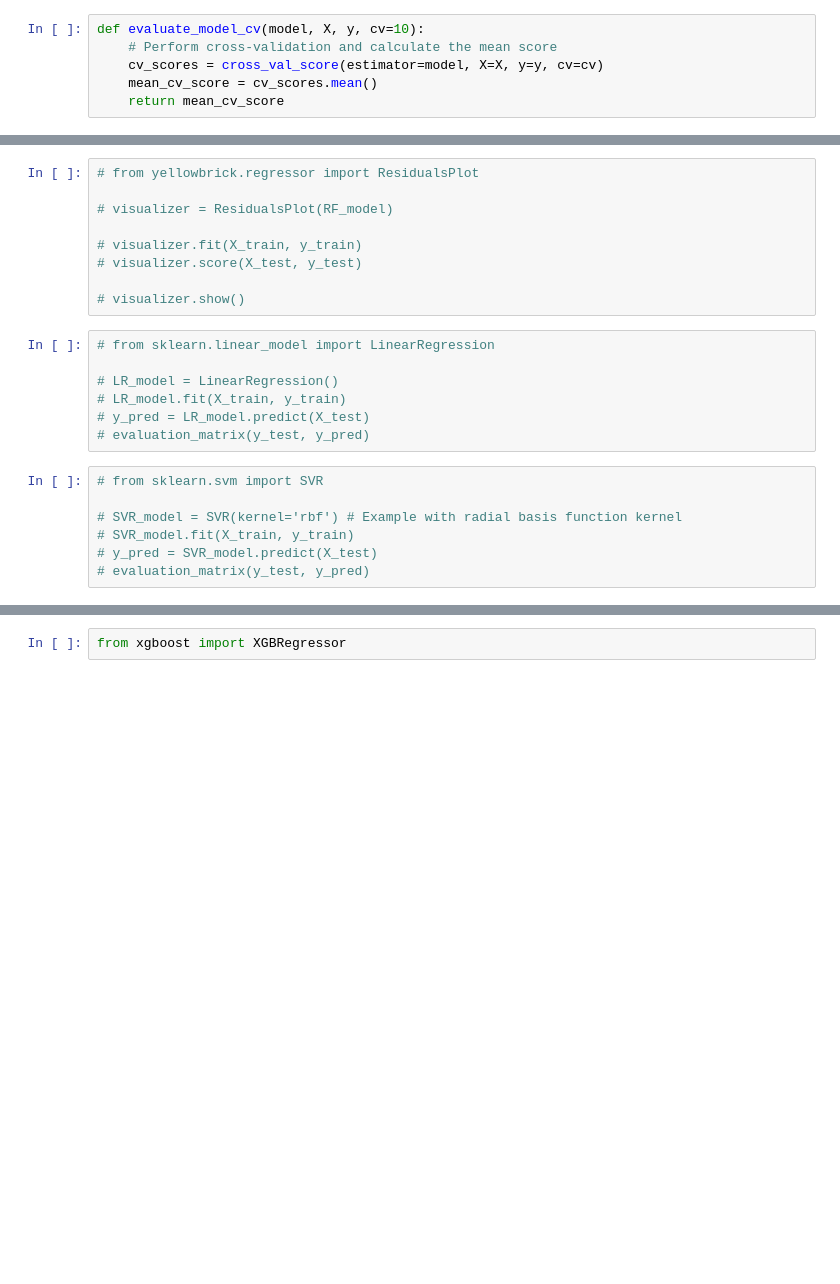
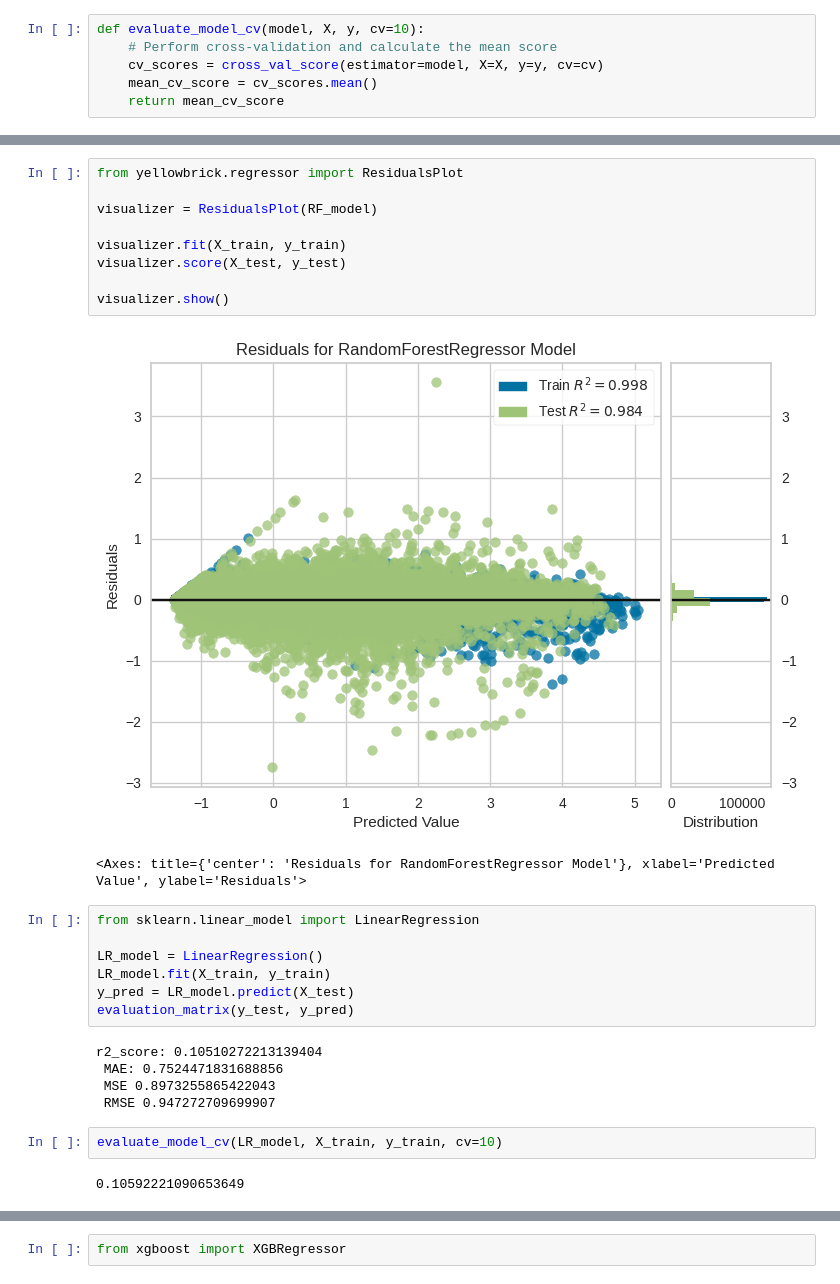
Before and after one commit to SriRamK345/Retail_Sales_Forecast, a Jupyter notebook: ML.ipynb, the cells around one changed output, grey strips where cells are left out. Cells and saved outputs as stored; diff of their text form; blank space fills up the shorter version.

```diff
--- a/ML.ipynb
+++ b/ML.ipynb
@@ -151,26 +171,31 @@ def evaluate_model_cv(model, X, y, cv=10):
 # %%
-# from yellowbrick.regressor import ResidualsPlot
+from yellowbrick.regressor import ResidualsPlot
 
-# visualizer = ResidualsPlot(RF_model)
+visualizer = ResidualsPlot(RF_model)
 
-# visualizer.fit(X_train, y_train)
-# visualizer.score(X_test, y_test)
+visualizer.fit(X_train, y_train)
+visualizer.score(X_test, y_test)
 
-# visualizer.show()
+visualizer.show()
+# %% [output]
+[figure, added]
+<Axes: title={'center': 'Residuals for RandomForestRegressor Model'}, xlabel='Predicted Value', ylabel='Residuals'>
 # %%
-# from sklearn.linear_model import LinearRegression
+from sklearn.linear_model import LinearRegression
 
-# LR_model = LinearRegression()
-# LR_model.fit(X_train, y_train)
-# y_pred = LR_model.predict(X_test)
-# evaluation_matrix(y_test, y_pred)
+LR_model = LinearRegression()
+LR_model.fit(X_train, y_train)
+y_pred = LR_model.predict(X_test)
+evaluation_matrix(y_test, y_pred)
+# %% [output]
+r2_score: 0.10510272213139404
+ MAE: 0.7524471831688856
+ MSE 0.8973255865422043
+ RMSE 0.947272709699907
-# %%
-# from sklearn.svm import SVR
-
-# SVR_model = SVR(kernel='rbf') # Example with radial basis function kernel
-# SVR_model.fit(X_train, y_train)
-# y_pred = SVR_model.predict(X_test)
-# evaluation_matrix(y_test, y_pred)
+# %%
+evaluate_model_cv(LR_model, X_train, y_train, cv=10)
+# %% [output]
+0.10592221090653649
 # %%
 from sklearn.tree import DecisionTreeRegressor
 
```
Also changed, not shown: parts of 14 cells of this notebook.
